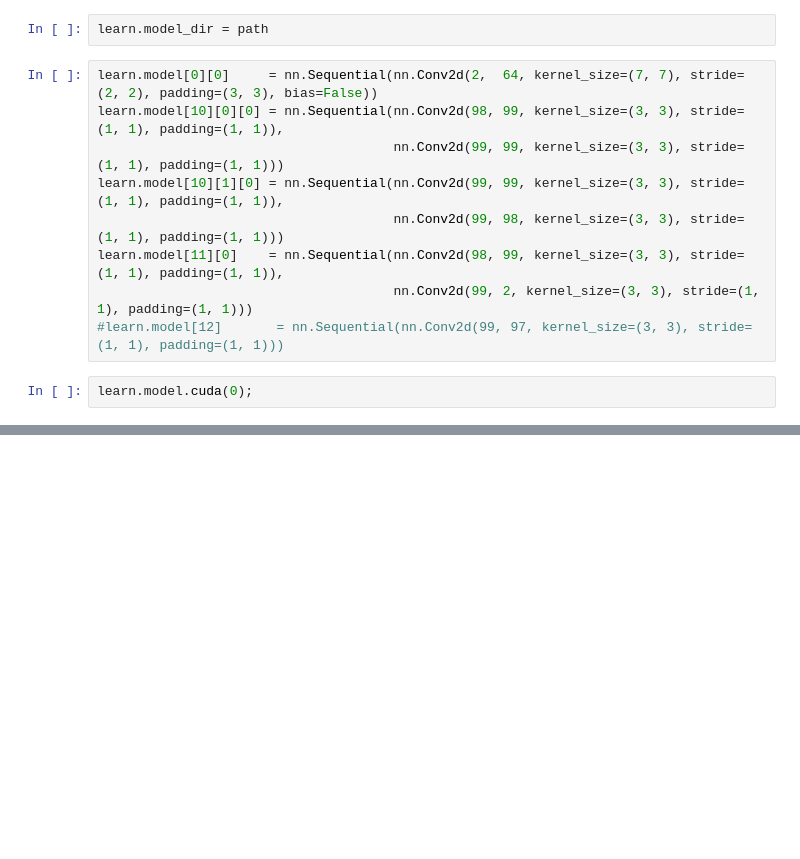
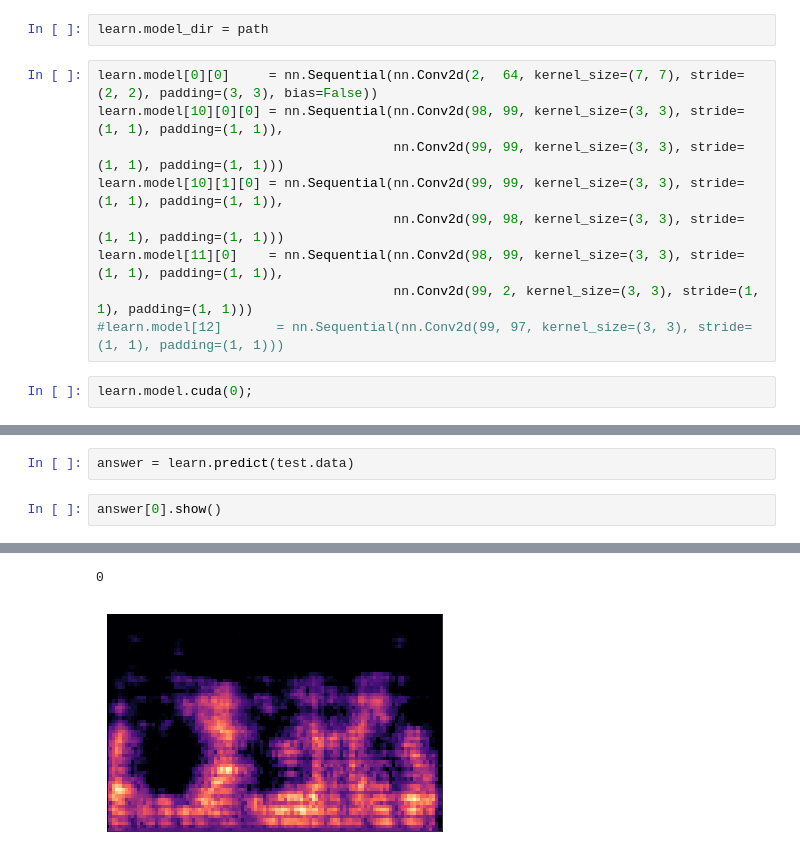
Before and after one commit to hoftherose/NN2Course, a Jupyter notebook: Sound/Sound.ipynb, the cells around one changed output, grey strips where cells are left out. Saved outputs shown, nothing was run; the diff lists cells and outputs as text; blank space fills up the shorter version.

```diff
--- a/Sound/Sound.ipynb
+++ b/Sound/Sound.ipynb
@@ -145,0 +112,5 @@ while True:
+# %%
+answer = learn.predict(test.data)
+# %%
+answer[0].show()
+# %% [output]
@@ -145,0 +118,2 @@ while True:
+0
+[figure, added]
```
Also changed, not shown: parts of 20 cells of this notebook, 1 other file.
